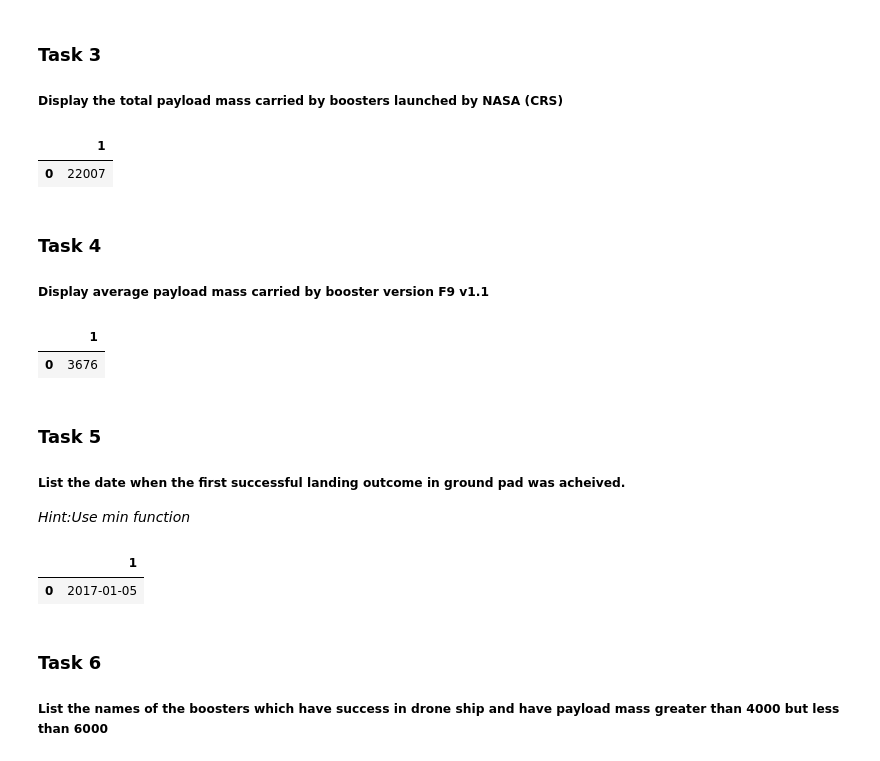
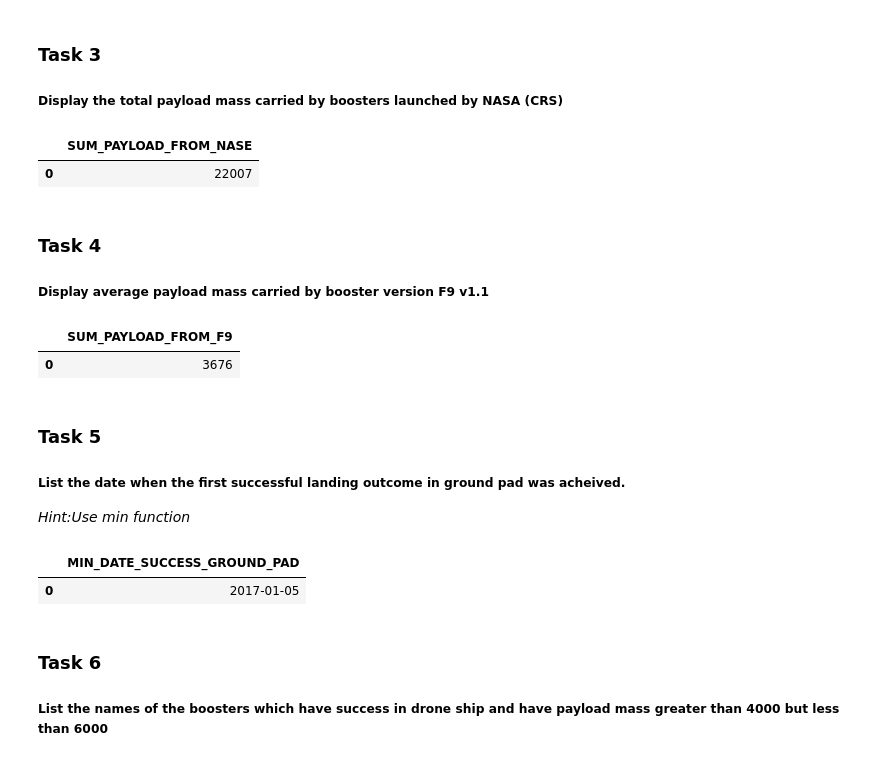
Before and after one commit to erkinaltuntas/applied_data_science_capstone, a Jupyter notebook: EDA with SQL.ipynb, the cells around one changed output. Cells and saved outputs as stored; diff of their text form; code cells hidden in the pictures.

```diff
--- a/EDA with SQL.ipynb
+++ b/EDA with SQL.ipynb
@@ -183,26 +183,26 @@ result
 
 ##### Display the total payload mass carried by boosters launched by NASA (CRS)
 # %%
-query = "SELECT SUM(PAYLOAD_MASS__KG_) FROM SPACEX_TABLE WHERE CUSTOMER='NASA (CRS)'"
+query = "SELECT SUM(PAYLOAD_MASS__KG_) AS SUM_PAYLOAD_FROM_NASE FROM SPACEX_TABLE WHERE CUSTOMER='NASA (CRS)'"
 
 #retrieve the query results into a pandas dataframe
 result = pandas.read_sql(query, pconn)
 result
 # %% [output]
-|  | 1 |
+|  | SUM_PAYLOAD_FROM_NASE |
 | 0 | 22007 |
 # %% [markdown]
 ### Task 4
 
 ##### Display average payload mass carried by booster version F9 v1.1
 # %%
-query = "SELECT AVG(PAYLOAD_MASS__KG_) FROM SPACEX_TABLE WHERE BOOSTER_VERSION='F9 v1.1'"
+query = "SELECT AVG(PAYLOAD_MASS__KG_) AS SUM_PAYLOAD_FROM_F9 FROM SPACEX_TABLE WHERE BOOSTER_VERSION='F9 v1.1'"
 
 #retrieve the query results into a pandas dataframe
 result = pandas.read_sql(query, pconn)
 result
 # %% [output]
-|  | 1 |
+|  | SUM_PAYLOAD_FROM_F9 |
 | 0 | 3676 |
 # %% [markdown]
 ### Task 5
@@ -211,13 +211,13 @@ result
 
 *Hint:Use min function*
 # %%
-query = "SELECT min(DATE) FROM SPACEX_TABLE WHERE LANDING__OUTCOME='Success (ground pad)'"
+query = "SELECT min(DATE) AS MIN_DATE_SUCCESS_GROUND_PAD FROM SPACEX_TABLE WHERE LANDING__OUTCOME='Success (ground pad)'"
 
 #retrieve the query results into a pandas dataframe
 result = pandas.read_sql(query, pconn)
 result
 # %% [output]
-|  | 1 |
+|  | MIN_DATE_SUCCESS_GROUND_PAD |
 | 0 | 2017-01-05 |
 # %% [markdown]
 ### Task 6
```
Also changed, not shown: parts of 2 cells of this notebook.
